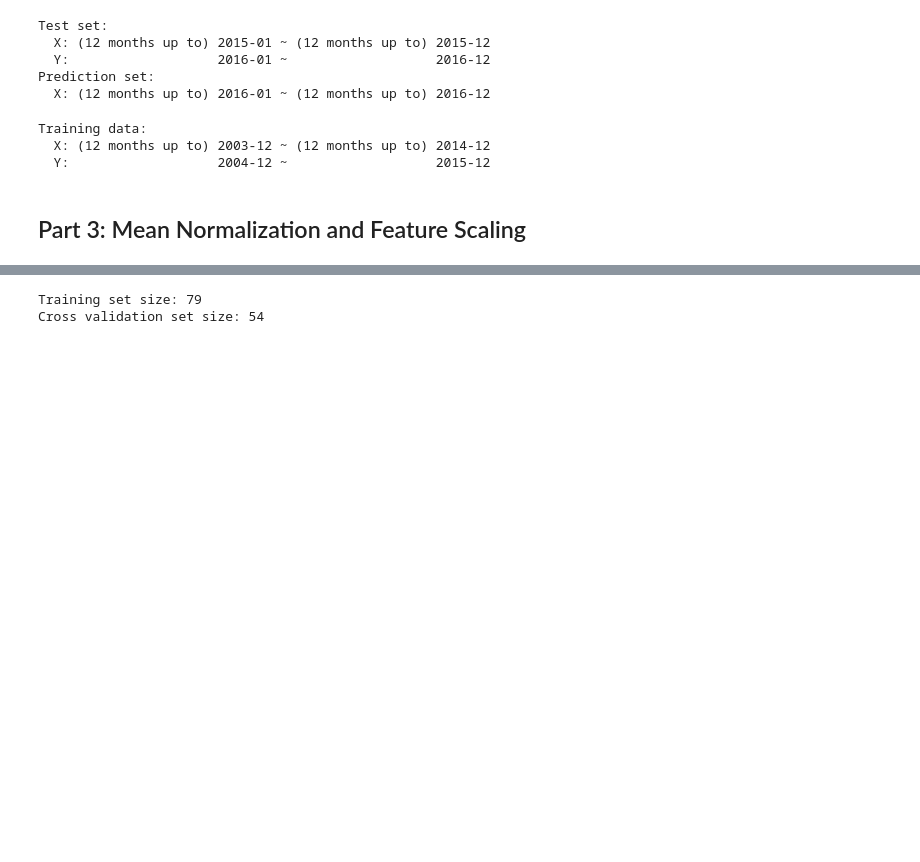
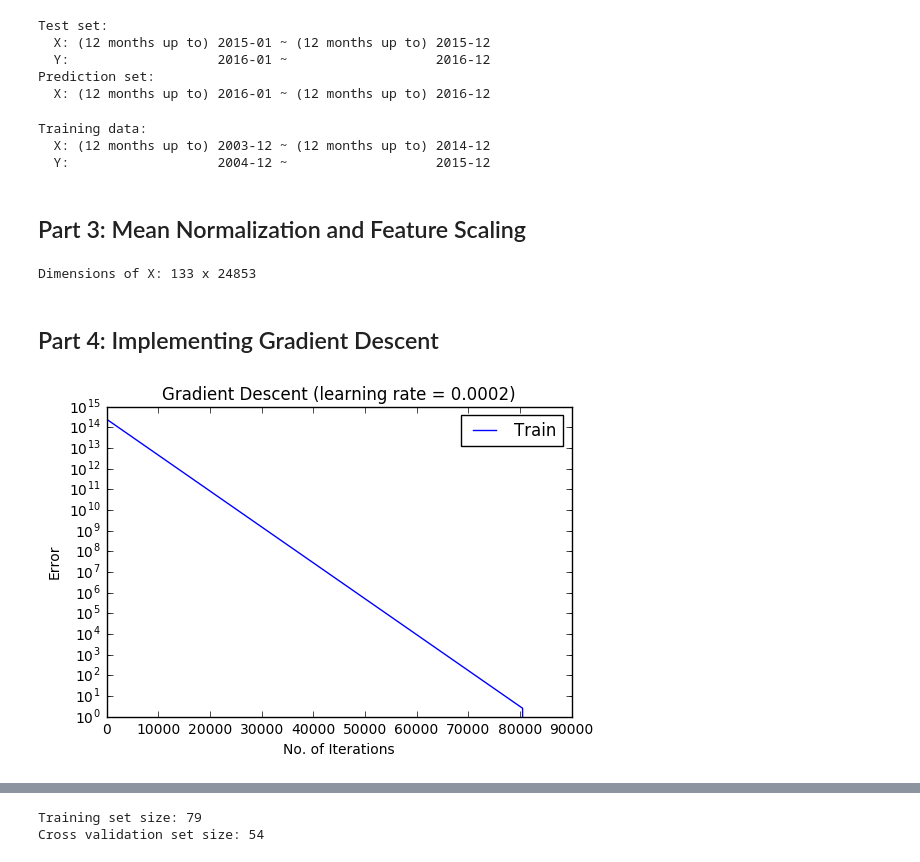
Before and after one commit to lincht/TradeModel, a Jupyter notebook: exportpred.ipynb, the cells around one changed output, grey strips where cells are left out. Cells and saved outputs as stored; diff of their text form; code cells hidden in the pictures; blank space fills up the shorter version.

```diff
--- a/exportpred.ipynb
+++ b/exportpred.ipynb
@@ -135,3 +137,11 @@ scaler = StandardScaler().fit(X)
 X_mean = scaler.mean_
 X_std = scaler.scale_
 X = scaler.transform(X)
+# %%
+import numpy as np
+
+# Add column of all ones to X
+X = np.column_stack((np.ones(X.shape[0]), X))
+print('Dimensions of X: {} x {}'.format(X.shape[0], X.shape[1]))
+# %% [output]
+Dimensions of X: 133 x 24853
@@ -137,0 +151,2 @@ X = scaler.transform(X)
+# %% [markdown]
+## Part 4: Implementing Gradient Descent
@@ -138 +185,21 @@ X = scaler.transform(X)
+# %%
+# Debug gradient descent
+theta = np.zeros(X.shape[1])
+lmbda = 0
+alpha = 0.0002
+n_iters = 90000
+
+theta, J_history = gradientDescent(X, y, theta, lmbda, alpha, n_iters)
+# %%
+import matplotlib.pyplot as plt
+
+plt.plot(range(1, n_iters+1), J_history)
+plt.title('Gradient Descent (learning rate = {})'.format(alpha))
+plt.xlabel('No. of Iterations')
+plt.ylabel('Error')
+plt.yscale('log')
+plt.legend(['Train'])
+plt.show()
+# %% [output]
+[figure, added]
 # %% [markdown]
```
Also changed, not shown: parts of 11 cells of this notebook.
